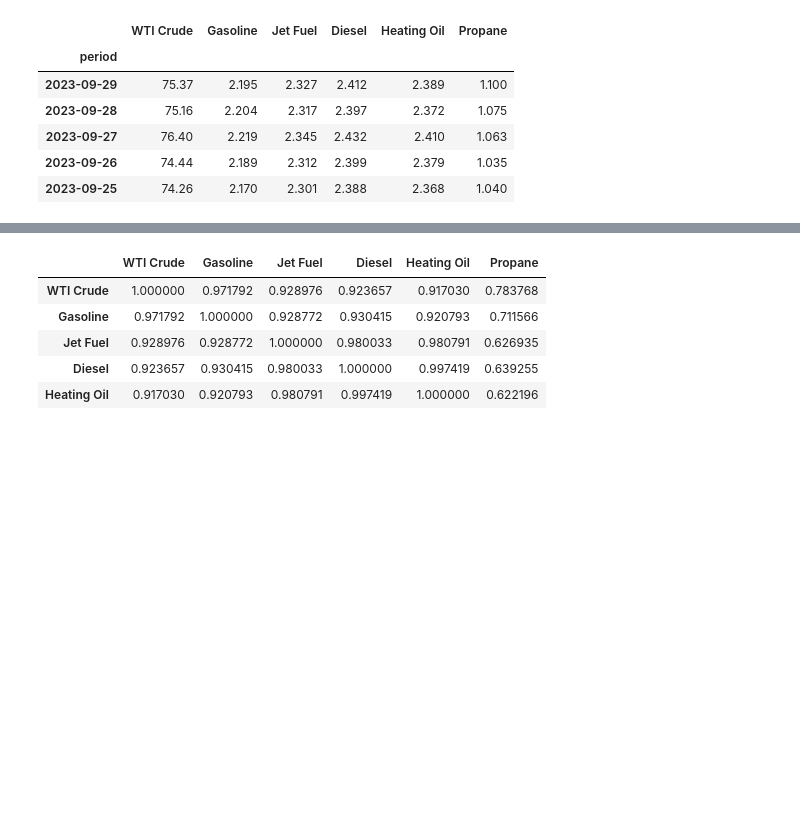
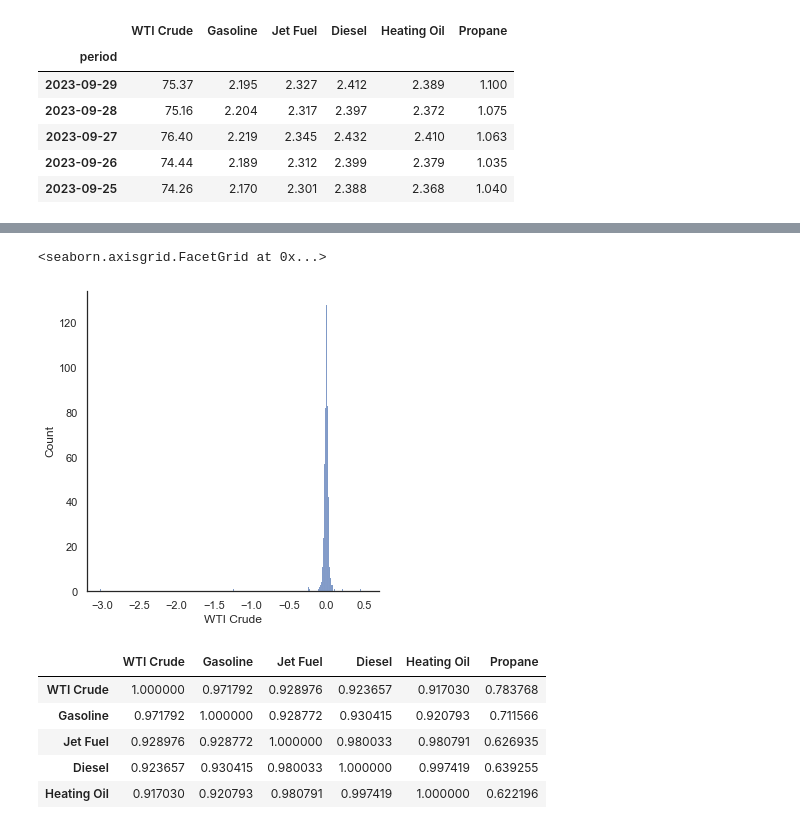
Before and after one commit to timdanilov/capstone-project, a Jupyter notebook: capstone.ipynb, the cells around one changed output, grey strips where cells are left out. Cells and saved outputs as stored; diff of their text form; code cells hidden in the pictures; blank space fills up the shorter version.

```diff
--- a/capstone.ipynb
+++ b/capstone.ipynb
@@ -95,3 +115,9 @@ plt.show()
+# %%
+returns_df = oil_products_df.pct_change()
+sns.displot(returns_df.iloc[1:], x="WTI Crude")
+# %% [output]
+<seaborn.axisgrid.FacetGrid at 0x...>
+[figure, added]
 # %%
 # Calculate the correlation matrix
 correlation_matrix = oil_products_df.corr()
```
Also changed, not shown: parts of 16 cells of this notebook.
